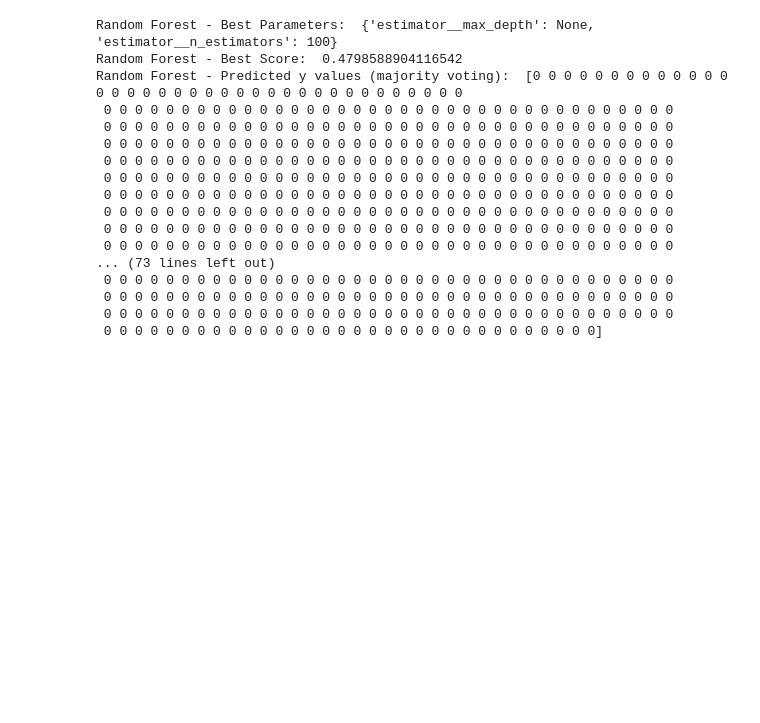
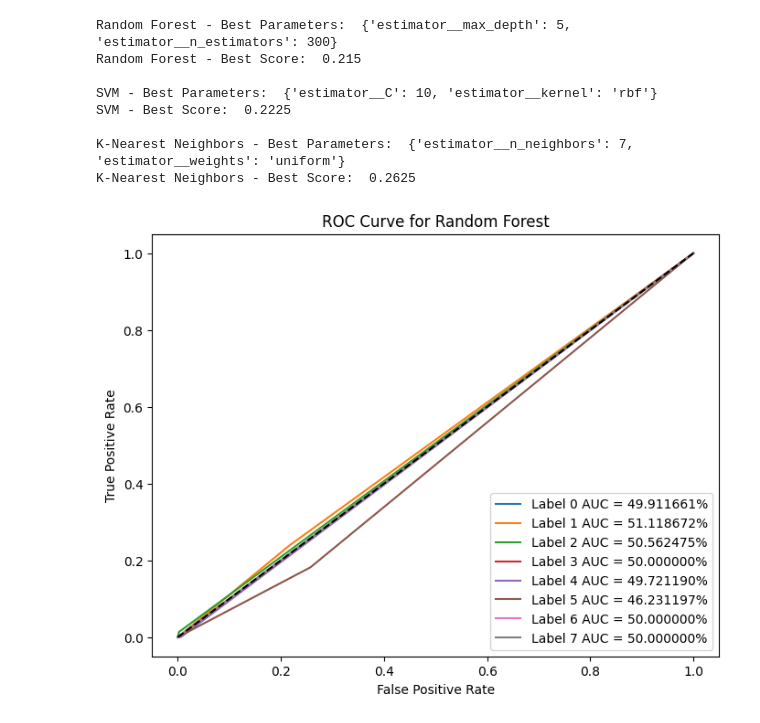
Before and after one commit to abdel-habib/magnification-specific-breast-histopathology-image-classification-using-machine-and-deep-learning, a Jupyter notebook: notebooks/multiple_classifier.ipynb, the cells around one changed output. Saved outputs shown, nothing was run; the diff lists cells and outputs as text; code cells hidden in the pictures; blank space fills up the shorter version.

```diff
--- a/notebooks/multiple_classifier.ipynb
+++ b/notebooks/multiple_classifier.ipynb
@@ -50,20 +165,23 @@ classifier_knn = KNeighborsClassifier()
 
 parameter_grid_rf = {'estimator__n_estimators': [100, 200, 300], 'estimator__max_depth': [None, 5, 10]}
 parameter_grid_svm = {'estimator__C': [0.1, 1, 10], 'estimator__kernel': ['linear', 'rbf']}
-parameter_grid_knn = {'estimator__n_neighbors': [3, 5, 7], 'estimator__weights': ['uniform', 'distance']}
+parameter_grid_knn = {'estimator__n_neighbors': [3,4,5, 7], 'estimator__weights': ['uniform', 'distance']}
 
 # Step 3: Create an instance of the MultiLabelClassifier with each classifier
 multi_label_classifier_rf = MultiLabelClassifier(classifier_rf)
 multi_label_classifier_svm = MultiLabelClassifier(classifier_svm)
 multi_label_classifier_knn = MultiLabelClassifier(classifier_knn)
 
+components = None
+degree = None
+
 # Step 4: Train each MultiLabelClassifier
-multi_label_classifier_rf.train(X, Y)
-multi_label_classifier_svm.train(X, Y)
-multi_label_classifier_knn.train(X, Y)
+multi_label_classifier_rf.train(X_train, Y_tr,components,degree)
+multi_label_classifier_svm.train(X_train, Y_tr,components,degree)
+multi_label_classifier_knn.train(X_train, Y_tr,components,degree)
 
 # Step 5: Perform grid search using each MultiLabelClassifier
-best_params_rf, best_score_rf, y_pred_majority_rf = multi_label_classifier_rf.grid_search(X, Y, parameter_grid_rf, accuracy_score)
-best_params_svm, best_score_svm, y_pred_majority_svm = multi_label_classifier_svm.grid_search(X, Y, parameter_grid_svm, accuracy_score)
-best_params_knn, best_score_knn, y_pred_majority_knn = multi_label_classifier_knn.grid_search(X, Y, parameter_grid_knn, accuracy_score)
+best_params_rf, best_score_rf, y_pred_majority_rf = multi_label_classifier_rf.grid_search(X_validation, Y_val, parameter_grid_rf, accuracy_score,components,degree)
+best_params_svm, best_score_svm, y_pred_majority_svm = multi_label_classifier_svm.grid_search(X_validation, Y_val, parameter_grid_svm, accuracy_score,components,degree)
+best_params_knn, best_score_knn, y_pred_majority_knn = multi_label_classifier_knn.grid_search(X_validation, Y_val, parameter_grid_knn, accuracy_score,components,degree)
 # %% [output]
@@ -84,30 +206,48 @@ KeyboardInterrupt:
 # Step 6: Print the best parameters, their corresponding scores, and the predicted y values using majority voting for each classifier
 print("Random Forest - Best Parameters: ", best_params_rf)
 print("Random Forest - Best Score: ", best_score_rf)
-print("Random Forest - Predicted y values (majority voting): ", y_pred_majority_rf)
 print()
 print("SVM - Best Parameters: ", best_params_svm)
 print("SVM - Best Score: ", best_score_svm)
-print("SVM - Predicted y values (majority voting): ", y_pred_majority_svm)
 print()
 print("K-Nearest Neighbors - Best Parameters: ", best_params_knn)
 print("K-Nearest Neighbors - Best Score: ", best_score_knn)
-print("K-Nearest Neighbors - Predicted y values (majority voting): ", y_pred_majority_knn)
 # %% [output]
-Random Forest - Best Parameters:  {'estimator__max_depth': None, 'estimator__n_estimators': 100}
-Random Forest - Best Score:  0.4798588904116542
-Random Forest - Predicted y values (majority voting):  [0 0 0 0 0 0 0 0 0 0 0 0 0 0 0 0 0 0 0 0 0 0 0 0 0 0 0 0 0 0 0 0 0 0 0 0 0
- 0 0 0 0 0 0 0 0 0 0 0 0 0 0 0 0 0 0 0 0 0 0 0 0 0 0 0 0 0 0 0 0 0 0 0 0 0
- 0 0 0 0 0 0 0 0 0 0 0 0 0 0 0 0 0 0 0 0 0 0 0 0 0 0 0 0 0 0 0 0 0 0 0 0 0
- 0 0 0 0 0 0 0 0 0 0 0 0 0 0 0 0 0 0 0 0 0 0 0 0 0 0 0 0 0 0 0 0 0 0 0 0 0
- 0 0 0 0 0 0 0 0 0 0 0 0 0 0 0 0 0 0 0 0 0 0 0 0 0 0 0 0 0 0 0 0 0 0 0 0 0
- 0 0 0 0 0 0 0 0 0 0 0 0 0 0 0 0 0 0 0 0 0 0 0 0 0 0 0 0 0 0 0 0 0 0 0 0 0
- 0 0 0 0 0 0 0 0 0 0 0 0 0 0 0 0 0 0 0 0 0 0 0 0 0 0 0 0 0 0 0 0 0 0 0 0 0
- 0 0 0 0 0 0 0 0 0 0 0 0 0 0 0 0 0 0 0 0 0 0 0 0 0 0 0 0 0 0 0 0 0 0 0 0 0
- 0 0 0 0 0 0 0 0 0 0 0 0 0 0 0 0 0 0 0 0 0 0 0 0 0 0 0 0 0 0 0 0 0 0 0 0 0
- 0 0 0 0 0 0 0 0 0 0 0 0 0 0 0 0 0 0 0 0 0 0 0 0 0 0 0 0 0 0 0 0 0 0 0 0 0
-... (73 lines left out)
- 0 0 0 0 0 0 0 0 0 0 0 0 0 0 0 0 0 0 0 0 0 0 0 0 0 0 0 0 0 0 0 0 0 0 0 0 0
- 0 0 0 0 0 0 0 0 0 0 0 0 0 0 0 0 0 0 0 0 0 0 0 0 0 0 0 0 0 0 0 0 0 0 0 0 0
- 0 0 0 0 0 0 0 0 0 0 0 0 0 0 0 0 0 0 0 0 0 0 0 0 0 0 0 0 0 0 0 0 0 0 0 0 0
- 0 0 0 0 0 0 0 0 0 0 0 0 0 0 0 0 0 0 0 0 0 0 0 0 0 0 0 0 0 0 0 0]
+Random Forest - Best Parameters:  {'estimator__max_depth': 5, 'estimator__n_estimators': 300}
+Random Forest - Best Score:  0.215
+
+SVM - Best Parameters:  {'estimator__C': 10, 'estimator__kernel': 'rbf'}
+SVM - Best Score:  0.2225
+
+K-Nearest Neighbors - Best Parameters:  {'estimator__n_neighbors': 7, 'estimator__weights': 'uniform'}
+K-Nearest Neighbors - Best Score:  0.2625
+# %%
+rf_prediction = multi_label_classifier_rf.predict(X_test)
+SVM_predict = multi_label_classifier_svm.predict(X_test)
+KNN_predict = multi_label_classifier_knn.predict(X_test)
+# %%
+
+import matplotlib.pyplot as plt
+from sklearn.metrics import roc_curve, auc
+
+# Compute the ROC curve for each class
+fpr = dict()
+tpr = dict()
+roc_auc = dict()
+for i in range(8):
+    fpr[i], tpr[i], _ = roc_curve(Y_t[:, i], rf_prediction[:, i])
+    roc_auc[i] = auc(fpr[i], tpr[i])
+
+# Plot ROC curve for each class
+plt.figure(figsize=(8, 6))
+for i in range(8):
+    plt.plot(fpr[i], tpr[i], label='Label {} AUC = {:%}'.format(i,roc_auc[i]))
+
+plt.plot([0, 1], [0, 1], 'k--')  # Plot diagonal line (random classifier)
+plt.xlabel('False Positive Rate')
+plt.ylabel('True Positive Rate')
+plt.title('ROC Curve for Random Forest')
+plt.legend(loc='lower right')
+plt.show()
+# %% [output]
+[figure, added]
```
Also changed, not shown: parts of 7 cells of this notebook.
